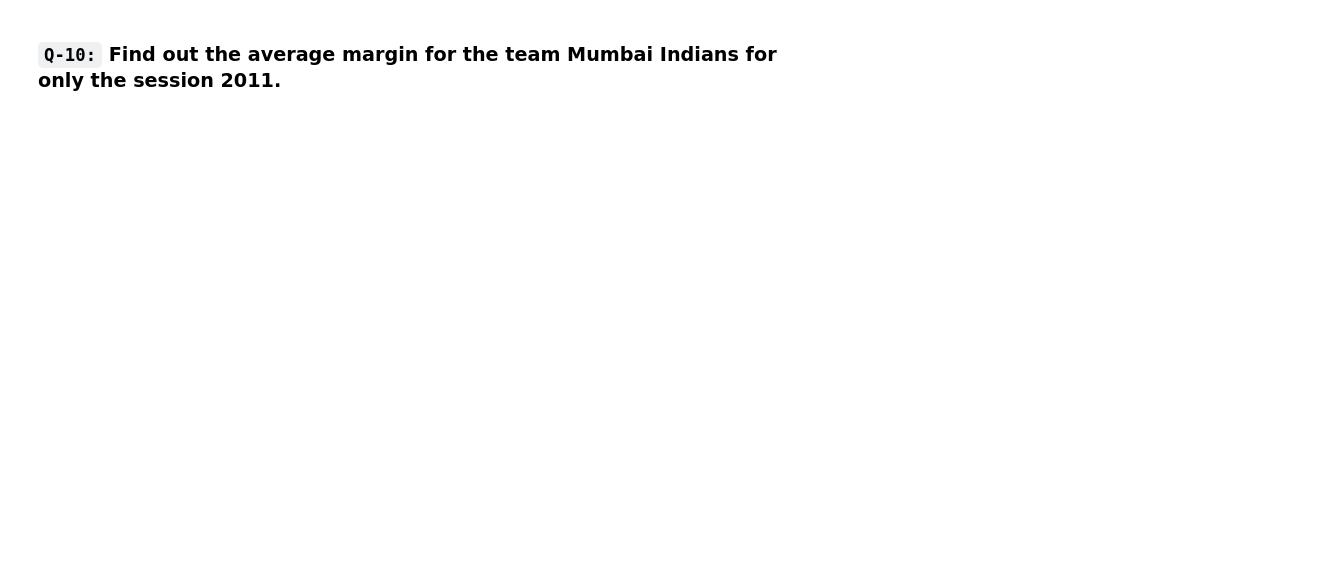
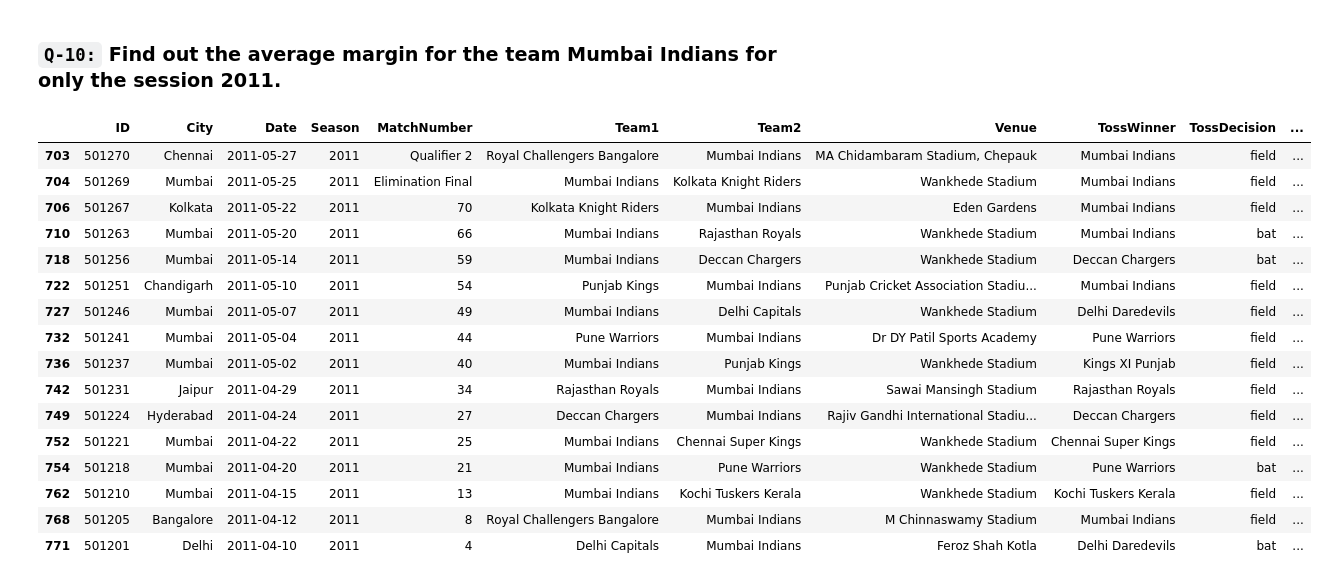
Before and after one commit to hemant087/3_Pandas, a Jupyter notebook: 17_tasks.ipynb, the cells around one changed output. Saved outputs shown, nothing was run; the diff lists cells and outputs as text; code cells hidden in the pictures; blank space fills up the shorter version.

```diff
--- a/17_tasks.ipynb
+++ b/17_tasks.ipynb
@@ -98,0 +271,21 @@ team1_vs_team2('Kolkata Knight Riders','Chennai Super Kings')
+# %%
+# code here
+ipl[(ipl['Season']=='2011') & ((ipl['Team1']=="Mumbai Indians") | (ipl['Team2']=="Mumbai Indians"))][]
+# %% [output]
+|  | ID | City | Date | Season | MatchNumber | Team1 | Team2 | Venue | TossWinner | TossDecision | ... |
+| 703 | 501270 | Chennai | 2011-05-27 | 2011 | Qualifier 2 | Royal Challengers Bangalore | Mumbai Indians | MA Chidambaram Stadium, Chepauk | Mumbai Indians | field | ... |
+| 704 | 501269 | Mumbai | 2011-05-25 | 2011 | Elimination Final | Mumbai Indians | Kolkata Knight Riders | Wankhede Stadium | Mumbai Indians | field | ... |
+| 706 | 501267 | Kolkata | 2011-05-22 | 2011 | 70 | Kolkata Knight Riders | Mumbai Indians | Eden Gardens | Mumbai Indians | field | ... |
+| 710 | 501263 | Mumbai | 2011-05-20 | 2011 | 66 | Mumbai Indians | Rajasthan Royals | Wankhede Stadium | Mumbai Indians | bat | ... |
+| 718 | 501256 | Mumbai | 2011-05-14 | 2011 | 59 | Mumbai Indians | Deccan Chargers | Wankhede Stadium | Deccan Chargers | bat | ... |
+| 722 | 501251 | Chandigarh | 2011-05-10 | 2011 | 54 | Punjab Kings | Mumbai Indians | Punjab Cricket Association Stadiu... | Mumbai Indians | field | ... |
+| 727 | 501246 | Mumbai | 2011-05-07 | 2011 | 49 | Mumbai Indians | Delhi Capitals | Wankhede Stadium | Delhi Daredevils | field | ... |
+| 732 | 501241 | Mumbai | 2011-05-04 | 2011 | 44 | Pune Warriors | Mumbai Indians | Dr DY Patil Sports Academy | Pune Warriors | field | ... |
+| 736 | 501237 | Mumbai | 2011-05-02 | 2011 | 40 | Mumbai Indians | Punjab Kings | Wankhede Stadium | Kings XI Punjab | field | ... |
+| 742 | 501231 | Jaipur | 2011-04-29 | 2011 | 34 | Rajasthan Royals | Mumbai Indians | Sawai Mansingh Stadium | Rajasthan Royals | field | ... |
+| 749 | 501224 | Hyderabad | 2011-04-24 | 2011 | 27 | Deccan Chargers | Mumbai Indians | Rajiv Gandhi International Stadiu... | Deccan Chargers | field | ... |
+| 752 | 501221 | Mumbai | 2011-04-22 | 2011 | 25 | Mumbai Indians | Chennai Super Kings | Wankhede Stadium | Chennai Super Kings | field | ... |
+| 754 | 501218 | Mumbai | 2011-04-20 | 2011 | 21 | Mumbai Indians | Pune Warriors | Wankhede Stadium | Pune Warriors | bat | ... |
+| 762 | 501210 | Mumbai | 2011-04-15 | 2011 | 13 | Mumbai Indians | Kochi Tuskers Kerala | Wankhede Stadium | Kochi Tuskers Kerala | field | ... |
+| 768 | 501205 | Bangalore | 2011-04-12 | 2011 | 8 | Royal Challengers Bangalore | Mumbai Indians | M Chinnaswamy Stadium | Mumbai Indians | field | ... |
+| 771 | 501201 | Delhi | 2011-04-10 | 2011 | 4 | Delhi Capitals | Mumbai Indians | Feroz Shah Kotla | Delhi Daredevils | bat | ... |
```
Also changed, not shown: parts of 31 cells of this notebook, 13 other files.
